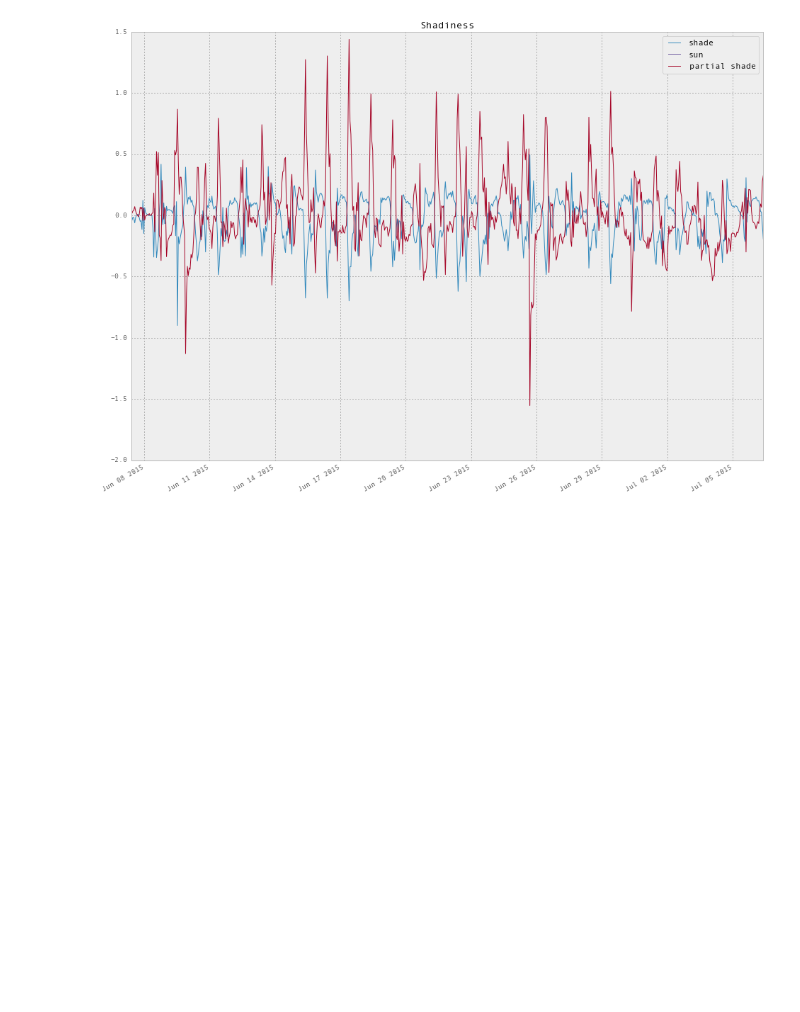
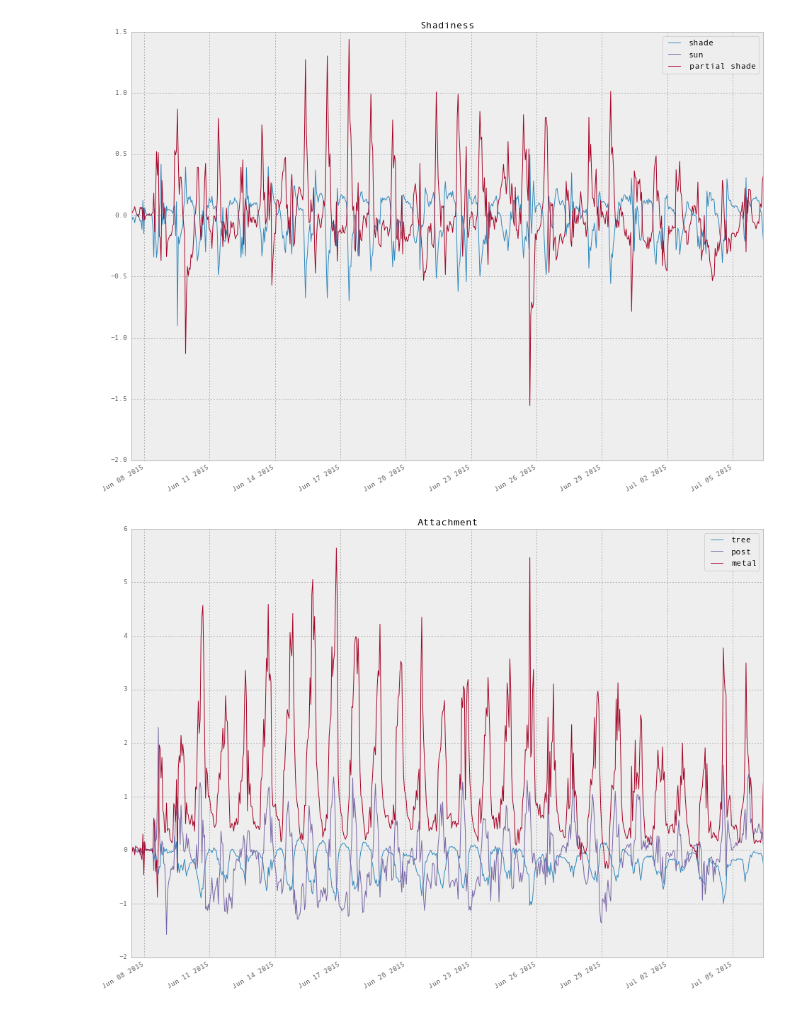
Before and after one commit to gottscott/cityheat, a Jupyter notebook: Bham/ibuttonimport.ipynb, the cells around one changed output. Saved outputs shown, nothing was run; the diff lists cells and outputs as text; code cells hidden in the pictures; blank space fills up the shorter version.

Commit message:
added some scatter plots of average temperature, but still need to add correct metadata for accuracy

```diff
--- a/Bham/ibuttonimport.ipynb
+++ b/Bham/ibuttonimport.ipynb
@@ -12,12 +13,17 @@ pd.options.display.mpl_style = 'default'
 # %%
-# read in all files in current directory, assuming that they have the file struction nt.csv or nh.csv, eg 1t.csv, 13t.csv, 40h.csv, etc
+# read in all files in current directory
+# file format required is 1t.csv, 13t.csv, 40h.csv, etc
 files = glob.glob('*t.csv') # read in data files
 meta = pd.DataFrame(pd.read_csv('birminghammeta.csv', sep = ',')) # read in metadata
 meta = meta.set_index(meta['sensornumber']) # set the row names for metadata to be the sensor number
 
 for index in meta.index: # loop over the sensor numbers in metadata and check if they are numbers
-    if str.isdigit(index)== 0:
-        meta = meta.drop(meta.loc[index]) # delete the rows without sensor numbers
+    try :
+        str.isdigit(index)
+        if str.isdigit(index)== 0:
+            meta = meta.drop(meta.loc[index]) # delete the rows without sensor numbers
+    except TypeError:
+        pass
 meta = meta.sort(axis=0) # sort the data in order of the sensor number
 meta = meta.set_index(meta['sensornumber'].astype(int))
 
@@ -46,7 +52,9 @@ clim = Temp.mean(axis=1) # the temperature 'climatology'
 anomaly = Temp - np.tile(clim[:,np.newaxis], (1, Temp.shape[1])) # the anomaly data
 
 # produces a data structure with time from variable rng as the rows and sensornumbers as the column heading
-# the column
+# Data frames can be parsed as follows:
+# to pull out a column, try DataFrame[columnnumber], eg tempDF[[1]] to get the time series of sensor 1
+#
 tempDF = pd.DataFrame(data['Value'].values[0:minEndIndex,:], rng, sensornumbers).sort(axis=1)
 anomalyDF = pd.DataFrame(anomaly, rng, sensornumbers).sort(axis=1)
 # %%
@@ -83,0 +107,17 @@ plt.show()
+# %%
+# Plot sensors by attachment
+#shadeindices = meta['sensornumber'].values[np.where(meta['attachment']=='tree')].astype(int) # sensor numbers which were in the shade
+anomalyDF[meta['sensornumber'].values[np.where(meta['attachment']=='tree')].astype(int)].mean(axis=1).plot(label = 'tree') # sensors attached to trees
+
+plt.hold(True)
+#sunindices = meta['sensornumber'].values[np.where(meta['sunorshade']=='sun')].astype(int) # sensor numbers which were in the shade
+anomalyDF[meta['sensornumber'].values[np.where(meta['attachment']=='deadwood')].astype(int)].mean(axis=1).plot(label = 'post') #sensors in
+
+#partialindices = meta['sensornumber'].values[np.where(meta['sunorshade']=='partial')].astype(int) # sensor numbers which were in the shade
+anomalyDF[meta['sensornumber'].values[np.where(meta['attachment']=='metal')].astype(int)].mean(axis=1).plot(label = 'metal')
+
+plt.legend()
+plt.title('Attachment type')
+plt.show()
+# %% [output]
+[figure, added]
```
Also changed, not shown: parts of 12 cells of this notebook.
